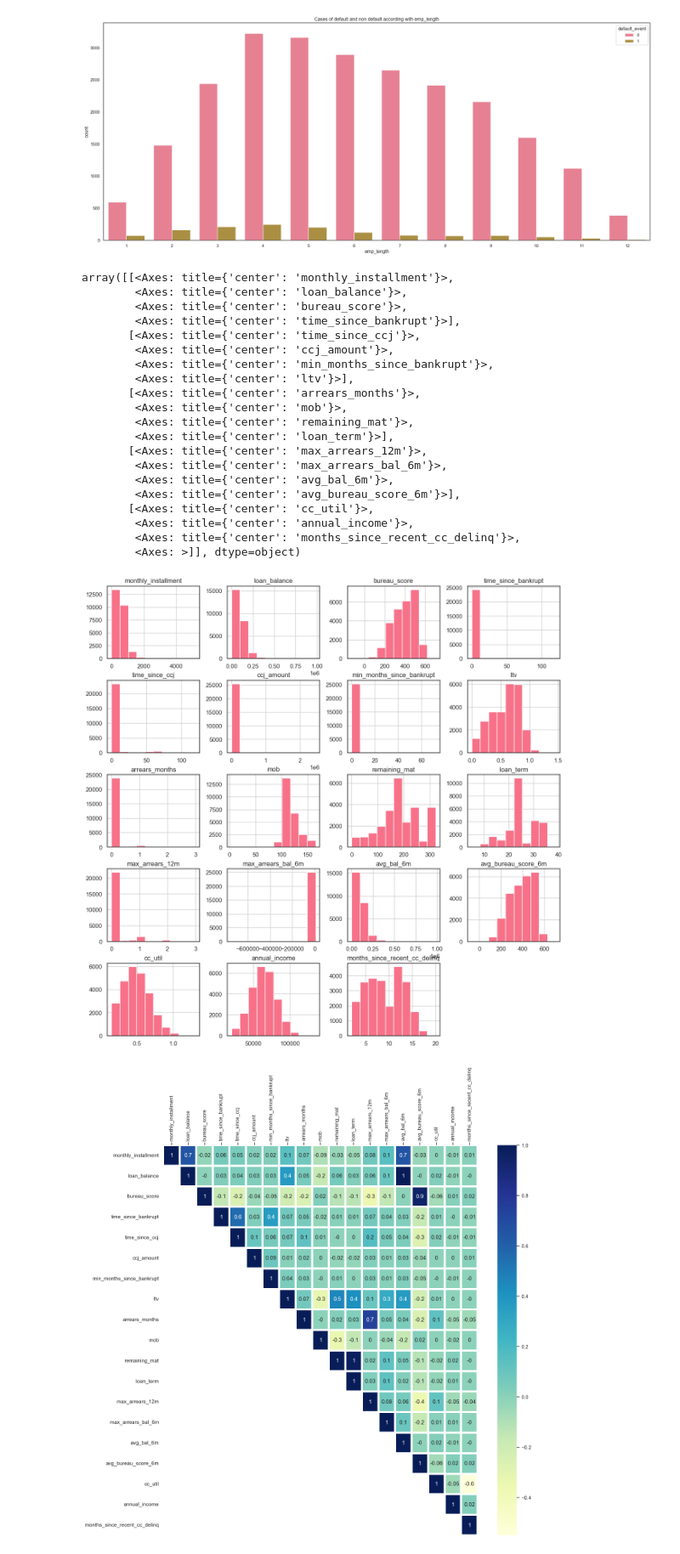
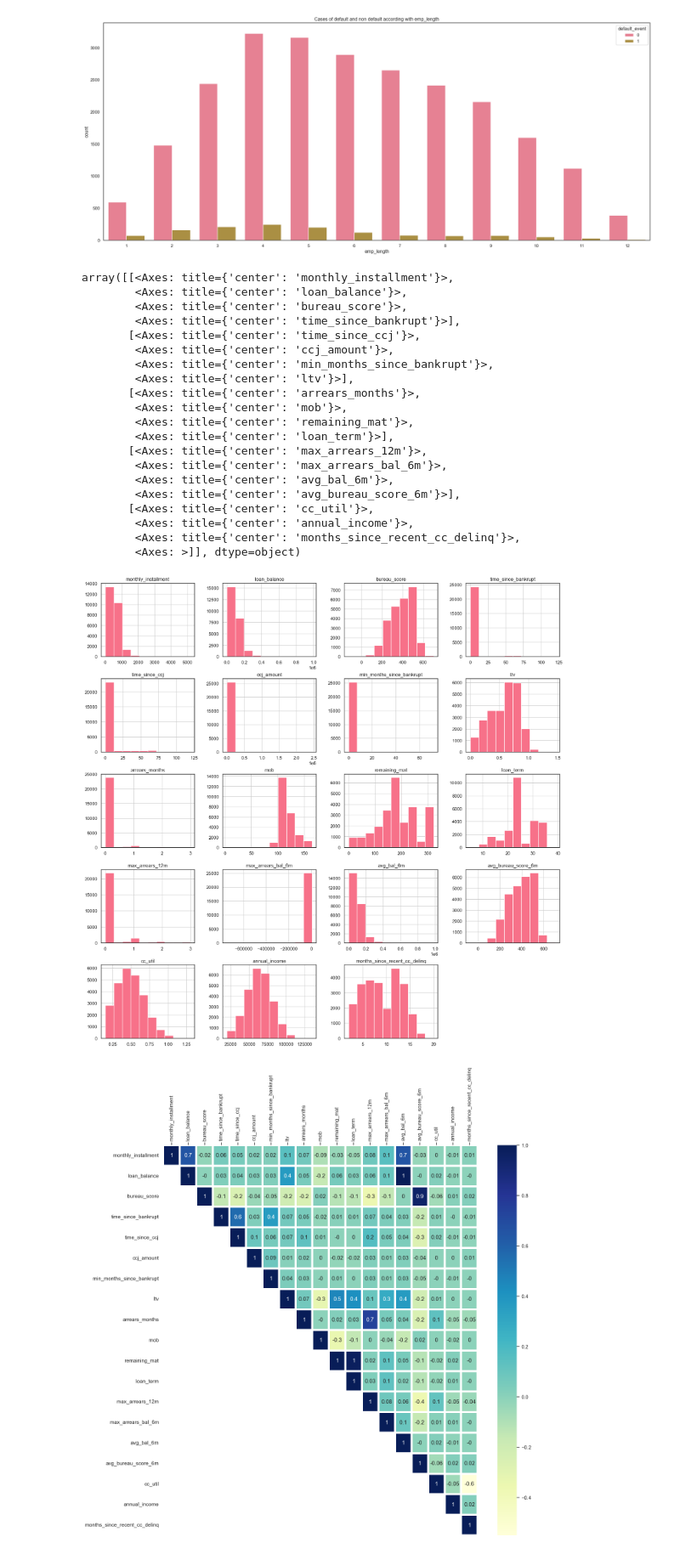
Before and after one commit to danpa26/CredRisk, a Jupyter notebook: one_yr_pd/one_year_pd.ipynb, the cells around one changed output. Shown at 85% size. Saved outputs shown, nothing was run; the diff lists cells and outputs as text; code cells hidden in the pictures.

```diff
--- a/one_yr_pd/one_year_pd.ipynb
+++ b/one_yr_pd/one_year_pd.ipynb
@@ -401,29 +404,29 @@ Text(0.5, 1.0, 'Cases of default and non default according with emp_length')
 # Visualmente podemos considerar pl_flag, region, repayment_type, emp_length como las variables categoricas
 # para entrar dentro del análisis
 # %%
-df2[var_con].hist(figsize = (15,15))
+df2[var_con].hist(figsize = (20,20))
 # %% [output]
 array([[<Axes: title={'center': 'monthly_installment'}>,
         <Axes: title={'center': 'loan_balance'}>,
         <Axes: title={'center': 'bureau_score'}>,
         <Axes: title={'center': 'time_since_bankrupt'}>],
        [<Axes: title={'center': 'time_since_ccj'}>,
         <Axes: title={'center': 'ccj_amount'}>,
         <Axes: title={'center': 'min_months_since_bankrupt'}>,
         <Axes: title={'center': 'ltv'}>],
        [<Axes: title={'center': 'arrears_months'}>,
         <Axes: title={'center': 'mob'}>,
         <Axes: title={'center': 'remaining_mat'}>,
         <Axes: title={'center': 'loan_term'}>],
        [<Axes: title={'center': 'max_arrears_12m'}>,
         <Axes: title={'center': 'max_arrears_bal_6m'}>,
         <Axes: title={'center': 'avg_bal_6m'}>,
         <Axes: title={'center': 'avg_bureau_score_6m'}>],
        [<Axes: title={'center': 'cc_util'}>,
         <Axes: title={'center': 'annual_income'}>,
         <Axes: title={'center': 'months_since_recent_cc_delinq'}>,
         <Axes: >]], dtype=object)
-[figure, old version]
+[figure, new version]
 # %%
 # df2['max_arrears_bal_6m'].hist(figsize = (15,15))
 # %%
```
Also changed, not shown: parts of 22 cells of this notebook.
